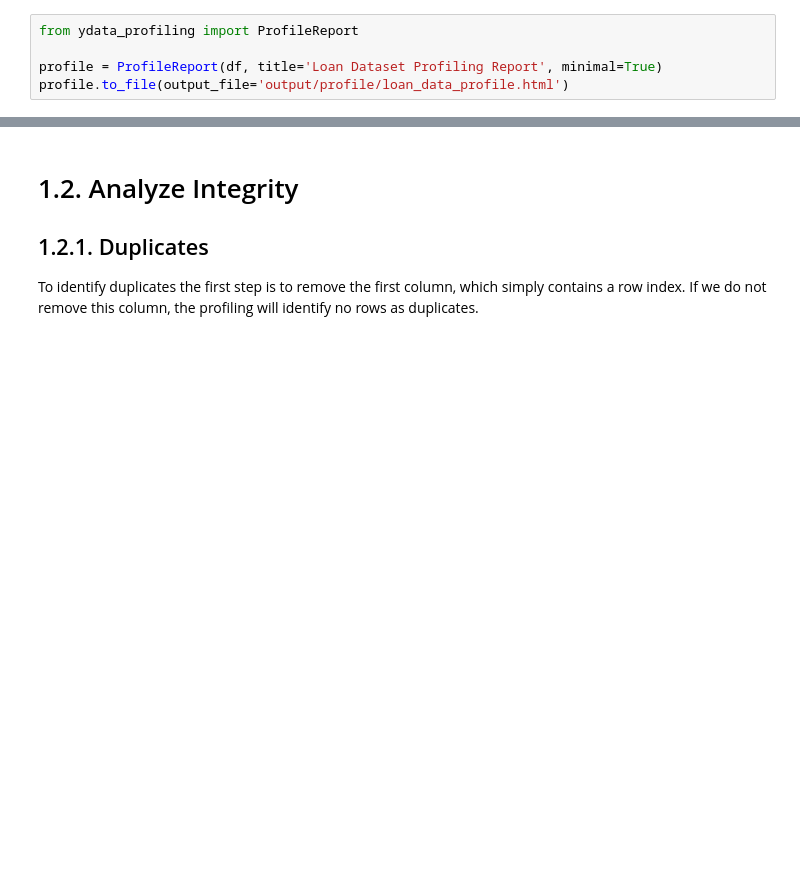
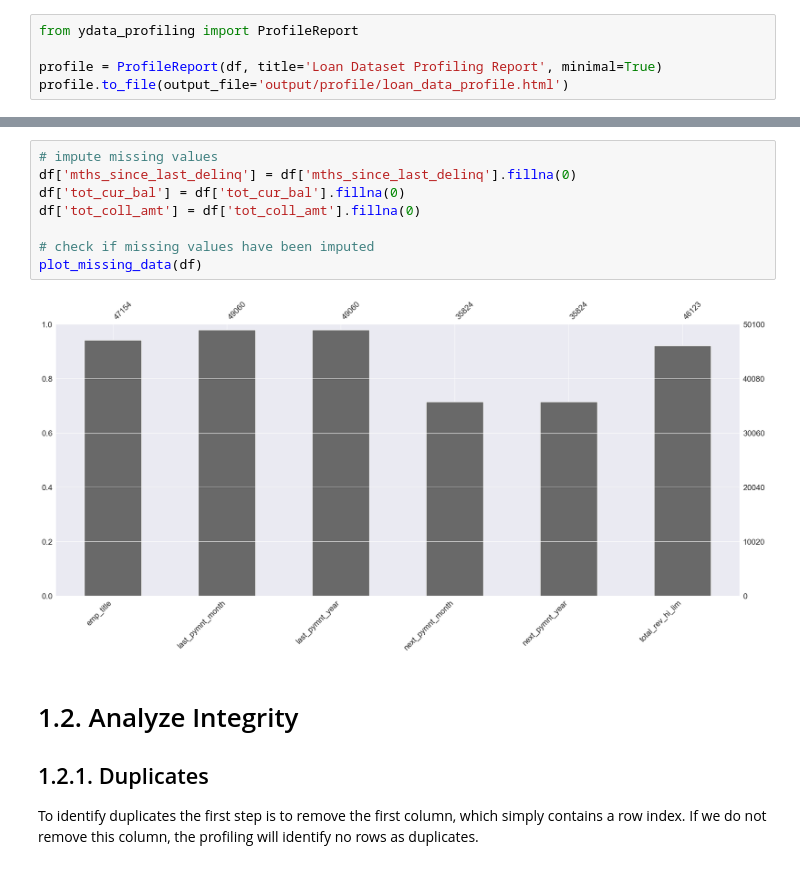
Before and after one commit to ykipfer/data_wrangling_testat, a Jupyter notebook: identify_dq_issues.ipynb, the cells around one changed output, grey strips where cells are left out. Drawn from its saved outputs; the diff is of its cells as text; blank space fills up the shorter version.

```diff
--- a/identify_dq_issues.ipynb
+++ b/identify_dq_issues.ipynb
@@ -38,3 +105,13 @@ profile.to_file(output_file='output/profile/loan_data_profile.html')
+# %%
+# impute missing values
+df['mths_since_last_delinq'] = df['mths_since_last_delinq'].fillna(0)
+df['tot_cur_bal'] = df['tot_cur_bal'].fillna(0)
+df['tot_coll_amt'] = df['tot_coll_amt'].fillna(0)
+
+# check if missing values have been imputed
+plot_missing_data(df)
+# %% [output]
+[figure, added]
 # %% [markdown]
 # 1.2. Analyze Integrity
 ## 1.2.1. Duplicates
```
Also changed, not shown: parts of 12 cells of this notebook.
